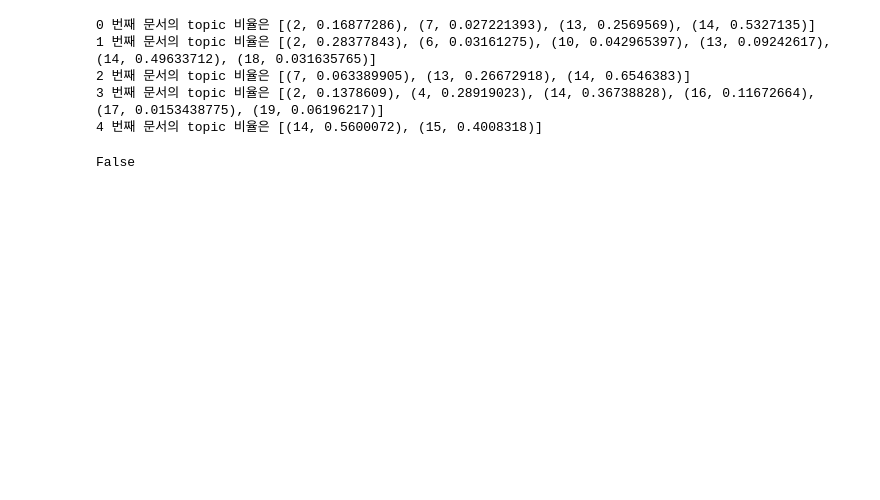
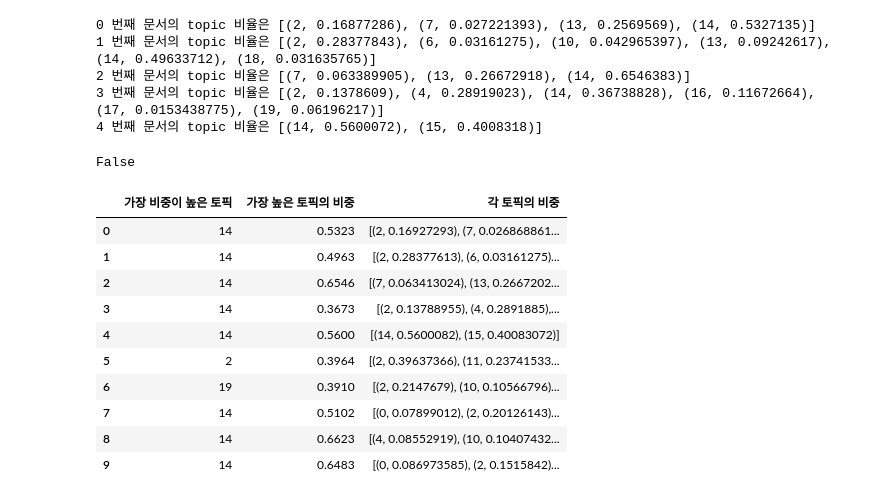
Before and after one commit to tiod0611/practice_language, a Jupyter notebook: python/ML/LSA_LDA/LDA.ipynb, the cells around one changed output. Saved outputs shown, nothing was run; the diff lists cells and outputs as text; code cells hidden in the pictures; blank space fills up the shorter version.

```diff
--- a/python/ML/LSA_LDA/LDA.ipynb
+++ b/python/ML/LSA_LDA/LDA.ipynb
@@ -217,5 +217,18 @@ def make_topictable_per_doc(ldamodel, corpus):
 # %%
 topictable = make_topictable_per_doc(ldamodel, corpus)
 # %%
-topictable.columns = ['문서 번호', '가장 비중이 높은 토픽', '가장 높은 토픽의 비중', '각 토픽의 비중']
+topictable = topictable.reset_index(drop=True)
+topictable.columns = ['가장 비중이 높은 토픽', '가장 높은 토픽의 비중', '각 토픽의 비중']
 topictable[:10]
+# %% [output]
+|  | 가장 비중이 높은 토픽 | 가장 높은 토픽의 비중 | 각 토픽의 비중 |
+| 0 | 14 | 0.5323 | [(2, 0.16927293), (7, 0.026868861... |
+| 1 | 14 | 0.4963 | [(2, 0.28377613), (6, 0.03161275)... |
+| 2 | 14 | 0.6546 | [(7, 0.063413024), (13, 0.2667202... |
+| 3 | 14 | 0.3673 | [(2, 0.13788955), (4, 0.2891885),... |
+| 4 | 14 | 0.5600 | [(14, 0.5600082), (15, 0.40083072)] |
+| 5 | 2 | 0.3964 | [(2, 0.39637366), (11, 0.23741533... |
+| 6 | 19 | 0.3910 | [(2, 0.2147679), (10, 0.10566796)... |
+| 7 | 14 | 0.5102 | [(0, 0.07899012), (2, 0.20126143)... |
+| 8 | 14 | 0.6623 | [(4, 0.08552919), (10, 0.10407432... |
+| 9 | 14 | 0.6483 | [(0, 0.086973585), (2, 0.1515842)... |
```
Also changed, not shown: 1 other file.
